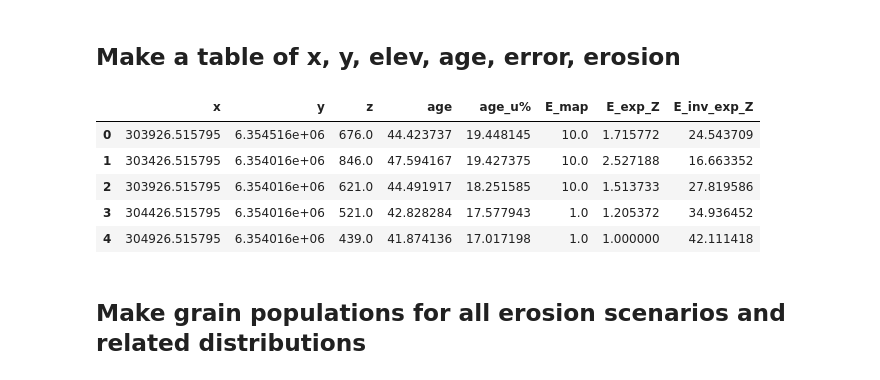
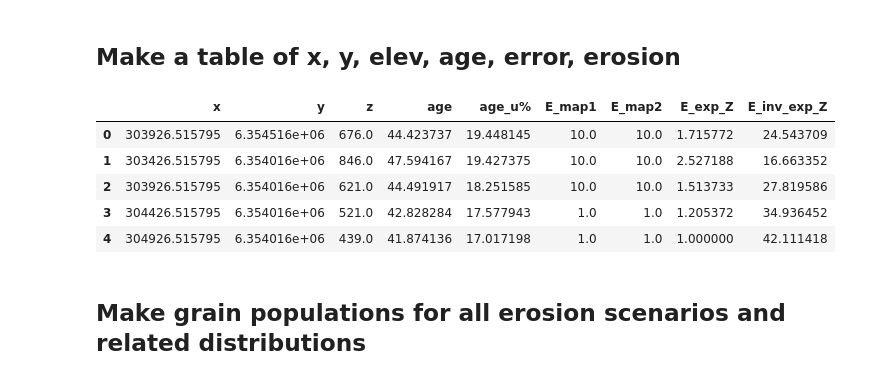
Before and after one commit to toddehlers/ESD_thermotrace, a Jupyter notebook: ESD_thermotrace.ipynb, the cells around one changed output. Cells and saved outputs as stored; diff of their text form; code cells hidden in the pictures.

```diff
--- a/ESD_thermotrace.ipynb
+++ b/ESD_thermotrace.ipynb
@@ -31,7 +33,7 @@ sns.set(style='white', context='talk') # all plots have white background and lar
 # If not, no big deal, but computational time increases
 # Input Coordinate Reference System must be WGS1984
 dem_filename = 'dem.txt' # digital elevation model
-e_map_filename = 'e_map0.asc' # map of erosion, with same extent as DEM, each cell is assigned an erosional weigth
+e_map_filenames = ['e_map0.asc','e_map0.asc'] # list of erosion maps with same extent as DEM, each cell has an erosional weigth
 
 # watershed shapefile filename with .shp extension
 ws_filename = 'ws_lc.shp'
@@ -125,7 +127,15 @@ def read_ascii(filename, verbose=True):
     return dem, dem_info
 
 dem, dem_info = read_ascii(dem_filename)
-e_map, e_map_info = read_ascii(e_map_filename)
+e_maps = {}
+e_maps_info = {}
+count=0
+for i in e_map_filenames:
+    count+=1
+    key = 'E_map'+str(count)
+    e_maps[key], e_maps_info[key] = read_ascii(i)
+
+max_e = max([np.nanmax(m) for k,m in e_maps.items()])
 # %% [output]
 METADATA OF dem.txt
 
@@ -615,15 +587,10 @@ def clip_to_ws(raster, shp_filename, extent):
     crs = rasterio.crs.CRS.from_epsg(4326) # wgs1984: 4326
     # make new raster file based on input, necessary step to use rasterio's functions,
     # and define the metadata
-    src = rasterio.open('output/raster.tif',
-                        'w',
-                        driver='GTiff',
-                        height = raster.shape[0],
-                        width = raster.shape[1],
-                        count = 1,
-                        dtype = str(raster.dtype),
-                        crs = crs,
-                        transform=transform)
+    src = rasterio.open('output/raster.tif', 'w', driver='GTiff',
+                        height = raster.shape[0], width = raster.shape[1],
+                        count = 1, dtype = str(raster.dtype),
+                        crs = crs, transform=transform)
     # write and close the new tif file
     src.write(raster, 1)
     src.close()
@@ -635,10 +602,8 @@ def clip_to_ws(raster, shp_filename, extent):
         out_image, out_transform = mask(src, shapes, nodata=np.nan)
         out_meta = src.meta
     # update the metadata accordingly
-    out_meta.update({"driver": "GTiff",
-                     "height": out_image.shape[1],
-                     "width": out_image.shape[2],
-                     "transform": out_transform})
+    out_meta.update({"driver": "GTiff", "height": out_image.shape[1],
+                     "width": out_image.shape[2], "transform": out_transform})
     # write the clipped raster
     with rasterio.open("output/raster_clipped.tif", "w", **out_meta) as dest:
         dest.write(out_image)
@@ -649,7 +614,11 @@ def clip_to_ws(raster, shp_filename, extent):
 xi_res_clp = clip_to_ws(xi_res, ws_filename, extent84)
 yi_res_clp = clip_to_ws(yi_res, ws_filename, extent84)
 zi_res_clp = clip_to_ws(zi_res, ws_filename, extent84)
-e_map_res_clp = clip_to_ws(e_map_res, ws_filename, extent84)
+
+e_maps_res_clp = dict()
+for k,i in e_maps_res.items():
+    e_maps_res_clp[k] = clip_to_ws(i, ws_filename, extent84)
+
 age_interp_map_clp = clip_to_ws(age_interp_map, ws_filename, extent84)
 age_interp_error_map_clp = clip_to_ws(age_interp_error_map, ws_filename, extent84)
 
@@ -674,30 +643,33 @@ fig.savefig(opf+'/clipped_age_map.pdf', dpi=200)
 # %% [markdown]
 ## Make a table of x, y, elev, age, error, erosion
 # %%
-grids = [xi_res_clp, yi_res_clp, zi_res_clp, age_interp_map_clp, age_interp_error_map_clp, e_map_res_clp] # grids to crop
-labels = ['x', 'y', 'z', 'age', 'age_u%', 'E_map'] # labels for dictionary
+grids = [xi_res_clp, yi_res_clp, zi_res_clp, age_interp_map_clp, age_interp_error_map_clp] # grids to crop
+labels = ['x', 'y', 'z', 'age', 'age_u%'] # labels for dictionary
+for k,i in e_maps_res_clp.items():
+    labels.append(k)
+    grids.append(i)
 
 ws_data = pd.DataFrame()
 for g,l in zip(grids,labels):
     ws_data[l] = g[g==g] # drop the nans and reshape to 1D-array
 
 # For the examples, make erosional weight as an exponential and inverse exponential function of elevation
 ws_data['E_exp_Z'] = np.exp(ws_data.z/ws_data.z.min())
 ws_data.E_exp_Z = ws_data.E_exp_Z/ws_data.E_exp_Z.min()
 ws_data['E_inv_exp_Z'] = 1/np.exp(ws_data.z/ws_data.z.min())
 ws_data.E_inv_exp_Z = ws_data.E_inv_exp_Z/ws_data.E_inv_exp_Z.min()
 
 # save to excel
 ws_data.to_excel(opf+'/xyz_age_eros.xlsx', index=False)
 
 ws_data.head()
 # %% [output]
-|  | x | y | z | age | age_u% | E_map | E_exp_Z | E_inv_exp_Z |
-| 0 | 303926.515795 | 6.354516e+06 | 676.0 | 44.423737 | 19.448145 | 10.0 | 1.715772 | 24.543709 |
-| 1 | 303426.515795 | 6.354016e+06 | 846.0 | 47.594167 | 19.427375 | 10.0 | 2.527188 | 16.663352 |
-| 2 | 303926.515795 | 6.354016e+06 | 621.0 | 44.491917 | 18.251585 | 10.0 | 1.513733 | 27.819586 |
-| 3 | 304426.515795 | 6.354016e+06 | 521.0 | 42.828284 | 17.577943 | 1.0 | 1.205372 | 34.936452 |
-| 4 | 304926.515795 | 6.354016e+06 | 439.0 | 41.874136 | 17.017198 | 1.0 | 1.000000 | 42.111418 |
+|  | x | y | z | age | age_u% | E_map1 | E_map2 | E_exp_Z | E_inv_exp_Z |
+| 0 | 303926.515795 | 6.354516e+06 | 676.0 | 44.423737 | 19.448145 | 10.0 | 10.0 | 1.715772 | 24.543709 |
+| 1 | 303426.515795 | 6.354016e+06 | 846.0 | 47.594167 | 19.427375 | 10.0 | 10.0 | 2.527188 | 16.663352 |
+| 2 | 303926.515795 | 6.354016e+06 | 621.0 | 44.491917 | 18.251585 | 10.0 | 10.0 | 1.513733 | 27.819586 |
+| 3 | 304426.515795 | 6.354016e+06 | 521.0 | 42.828284 | 17.577943 | 1.0 | 1.0 | 1.205372 | 34.936452 |
+| 4 | 304926.515795 | 6.354016e+06 | 439.0 | 41.874136 | 17.017198 | 1.0 | 1.0 | 1.000000 | 42.111418 |
 # %% [markdown]
 ## Make grain populations for all erosion scenarios and related distributions
 # %%
```
Also changed, not shown: parts of 15 cells of this notebook, 6 other files.
